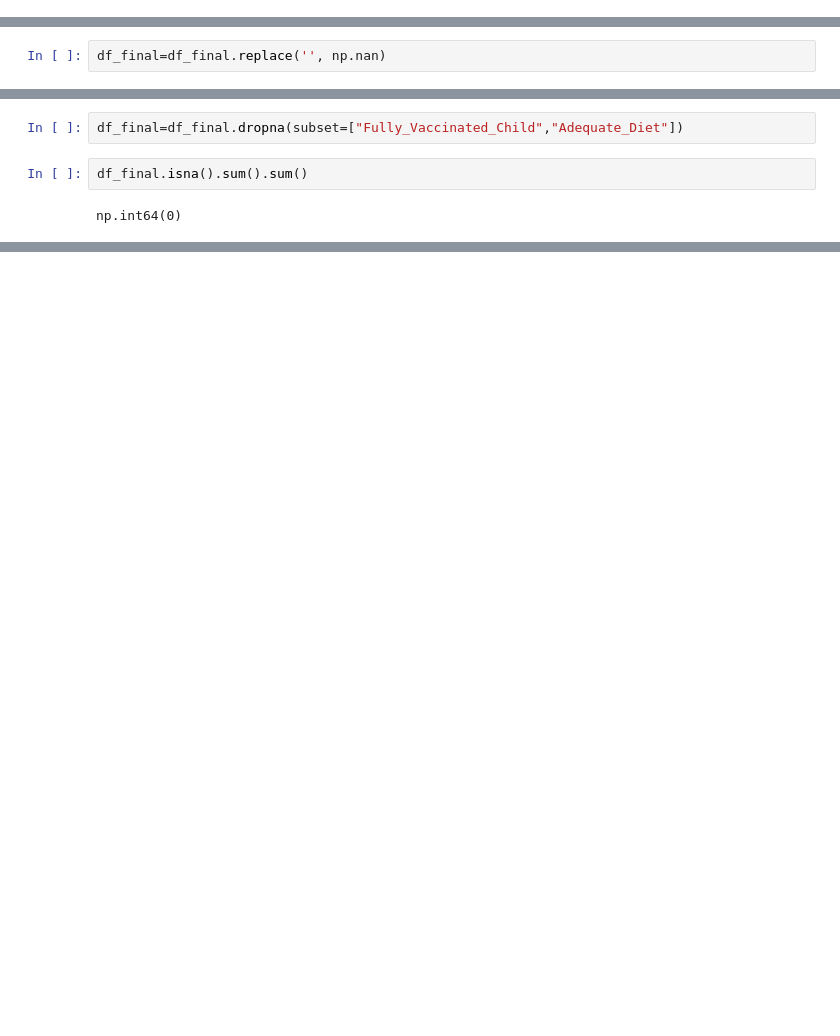
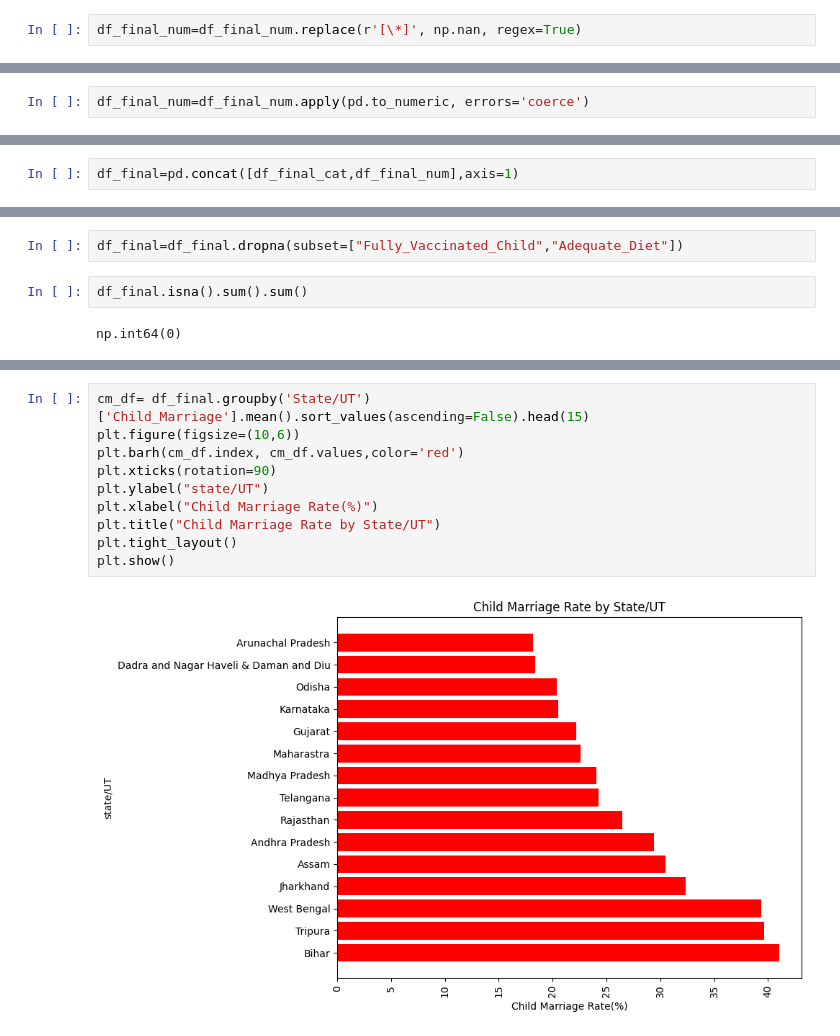
Before and after one commit to Vedid11/india_health_analytics_nhfs, a Jupyter notebook: notebooks/eda.ipynb, the cells around one changed output, grey strips where cells are left out. Drawn from its saved outputs; the diff is of its cells as text; blank space fills up the shorter version.

```diff
--- a/notebooks/eda.ipynb
+++ b/notebooks/eda.ipynb
@@ -125,0 +171,2 @@ np.int64(0)
+# %%
+df_final_num=df_final_num.replace(r'[\*]', np.nan, regex=True)
@@ -125,0 +189,2 @@ np.int64(0)
+# %%
+df_final_num=df_final_num.apply(pd.to_numeric, errors='coerce')
@@ -125,0 +235,2 @@ np.int64(0)
+# %%
+df_final=pd.concat([df_final_cat,df_final_num],axis=1)
@@ -191,2 +263,0 @@ dtype: int64
-# %%
-df_final=df_final.replace('', np.nan)
@@ -259,0 +316,12 @@ df
+# %%
+cm_df= df_final.groupby('State/UT')['Child_Marriage'].mean().sort_values(ascending=False).head(15)
+plt.figure(figsize=(10,6))
+plt.barh(cm_df.index, cm_df.values,color='red')
+plt.xticks(rotation=90)
+plt.ylabel("state/UT")
+plt.xlabel("Child Marriage Rate(%)")
+plt.title("Child Marriage Rate by State/UT")
+plt.tight_layout()
+plt.show()
+# %% [output]
+[figure, added]
```
Also changed, not shown: parts of 34 cells of this notebook, 1 other file.
